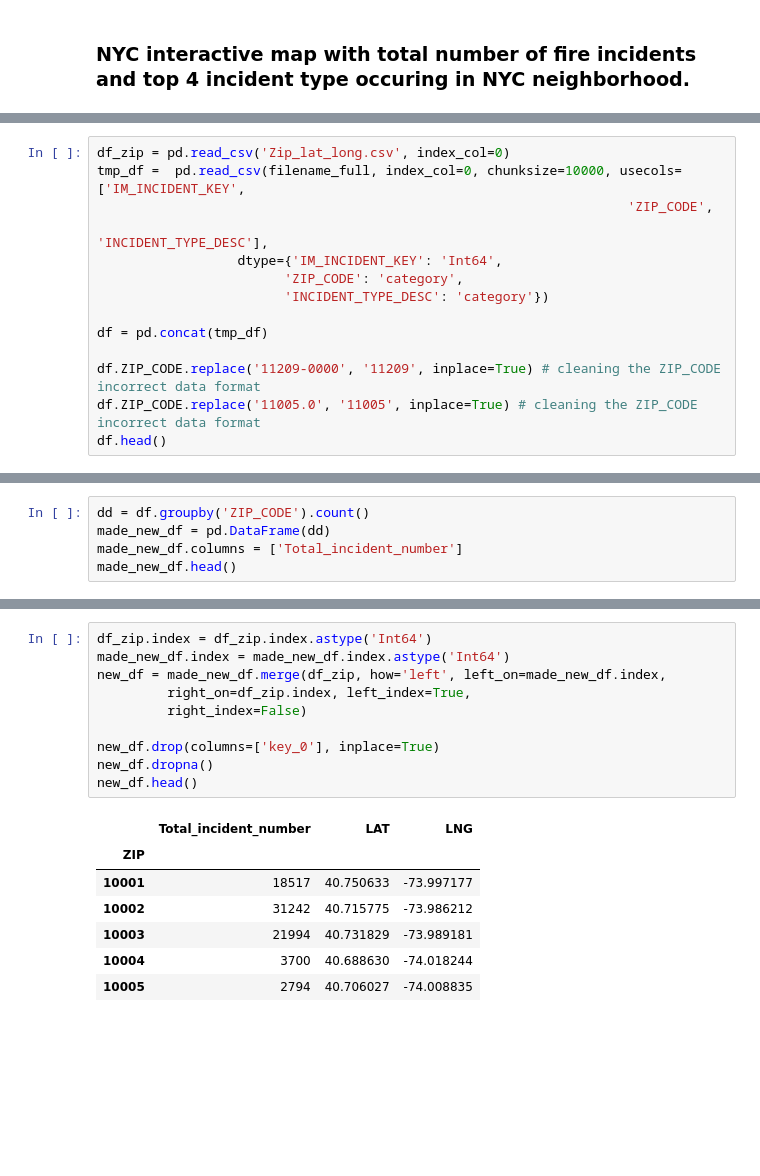
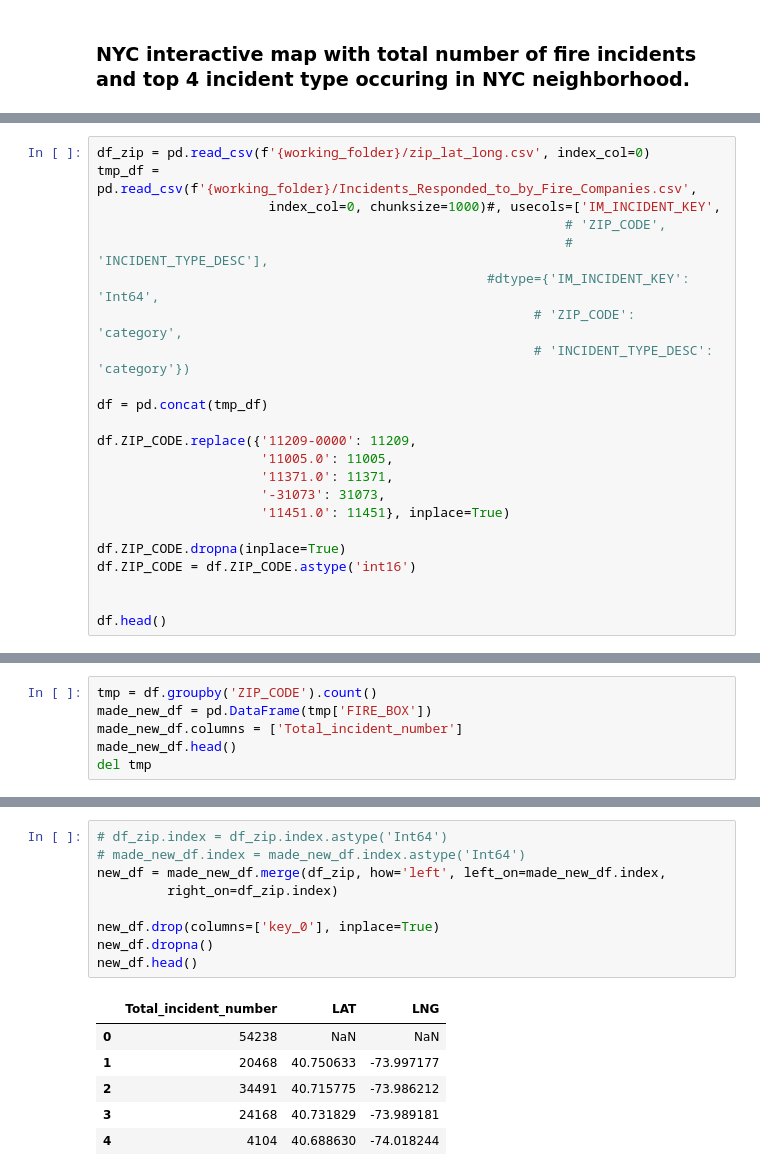
Before and after one commit to MahdiDavari/Data-Science-Portfolio, a Jupyter notebook: DS1_Interactive_Map/Incidents_Responded_to_by_Fire_Companies_Interactive_Map.ipynb, the cells around one changed output, grey strips where cells are left out. Saved outputs shown, nothing was run; the diff lists cells and outputs as text; blank space fills up the shorter version.

```diff
--- a/DS1_Interactive_Map/Incidents_Responded_to_by_Fire_Companies_Interactive_Map.ipynb
+++ b/DS1_Interactive_Map/Incidents_Responded_to_by_Fire_Companies_Interactive_Map.ipynb
@@ -14,15 +32,24 @@ filename_full =  os.path.join(path,filename)
 # %%
-df_zip = pd.read_csv('Zip_lat_long.csv', index_col=0)
-tmp_df =  pd.read_csv(filename_full, index_col=0, chunksize=10000, usecols=['IM_INCIDENT_KEY',
-                                                                    'ZIP_CODE',
-                                                                    'INCIDENT_TYPE_DESC'],
-                  dtype={'IM_INCIDENT_KEY': 'Int64',
-                        'ZIP_CODE': 'category',
-                        'INCIDENT_TYPE_DESC': 'category'})
+df_zip = pd.read_csv(f'{working_folder}/zip_lat_long.csv', index_col=0)
+tmp_df =  pd.read_csv(f'{working_folder}/Incidents_Responded_to_by_Fire_Companies.csv',
+                      index_col=0, chunksize=1000)#, usecols=['IM_INCIDENT_KEY',
+                                                            # 'ZIP_CODE',
+                                                            # 'INCIDENT_TYPE_DESC'],
+                                                  #dtype={'IM_INCIDENT_KEY': 'Int64',
+                                                        # 'ZIP_CODE': 'category',
+                                                        # 'INCIDENT_TYPE_DESC': 'category'})
 
 df = pd.concat(tmp_df)
 
-df.ZIP_CODE.replace('11209-0000', '11209', inplace=True) # cleaning the ZIP_CODE incorrect data format
-df.ZIP_CODE.replace('11005.0', '11005', inplace=True) # cleaning the ZIP_CODE incorrect data format
+df.ZIP_CODE.replace({'11209-0000': 11209,
+                     '11005.0': 11005,
+                     '11371.0': 11371,
+                     '-31073': 31073,
+                     '11451.0': 11451}, inplace=True)
+
+df.ZIP_CODE.dropna(inplace=True)
+df.ZIP_CODE = df.ZIP_CODE.astype('int16')
+
+
 df.head()
 # %% [output]
@@ -36,5 +218,6 @@ df.head()
 # %%
-dd = df.groupby('ZIP_CODE').count()
-made_new_df = pd.DataFrame(dd)
+tmp = df.groupby('ZIP_CODE').count()
+made_new_df = pd.DataFrame(tmp['FIRE_BOX'])
 made_new_df.columns = ['Total_incident_number']
 made_new_df.head()
+del tmp
@@ -95,21 +269,19 @@ df_top_4_discription.head()
 # %%
-df_zip.index = df_zip.index.astype('Int64')
-made_new_df.index = made_new_df.index.astype('Int64')
+# df_zip.index = df_zip.index.astype('Int64')
+# made_new_df.index = made_new_df.index.astype('Int64')
 new_df = made_new_df.merge(df_zip, how='left', left_on=made_new_df.index,
-         right_on=df_zip.index, left_index=True,
-         right_index=False)
+         right_on=df_zip.index)
 
 new_df.drop(columns=['key_0'], inplace=True)
 new_df.dropna()
 new_df.head()
 # %% [output]
 |  | Total_incident_number | LAT | LNG |
-| ZIP |  |  |  |
-| 10001 | 18517 | 40.750633 | -73.997177 |
-| 10002 | 31242 | 40.715775 | -73.986212 |
-| 10003 | 21994 | 40.731829 | -73.989181 |
-| 10004 | 3700 | 40.688630 | -74.018244 |
-| 10005 | 2794 | 40.706027 | -74.008835 |
+| 0 | 54238 | NaN | NaN |
+| 1 | 20468 | 40.750633 | -73.997177 |
+| 2 | 34491 | 40.715775 | -73.986212 |
+| 3 | 24168 | 40.731829 | -73.989181 |
+| 4 | 4104 | 40.688630 | -74.018244 |
 # %%
 final_df = new_df.merge(df_top_4_discription, how='left', on=new_df.index, left_index=True)
 final_df.drop(columns=['key_0'], inplace=True)
```
Also changed, not shown: parts of 40 cells of this notebook.
